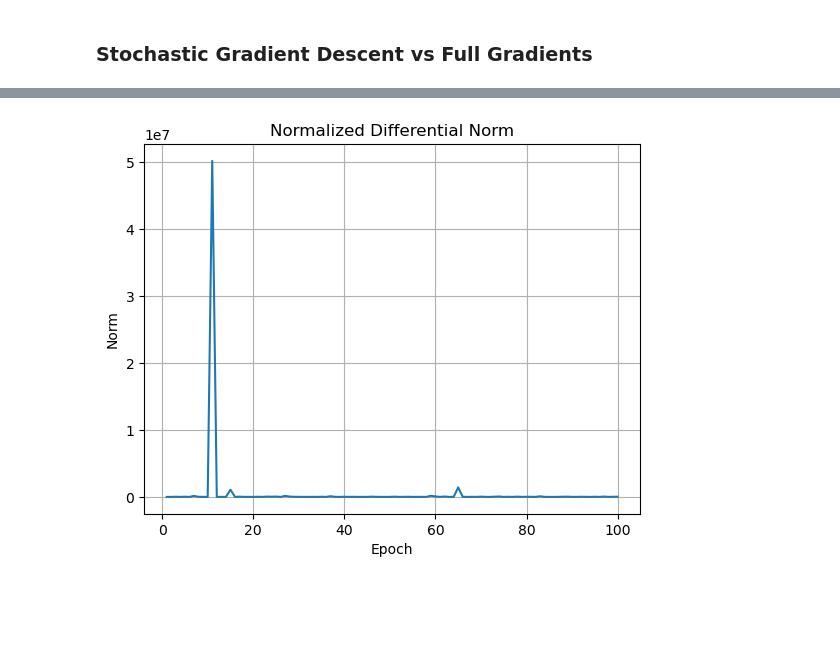
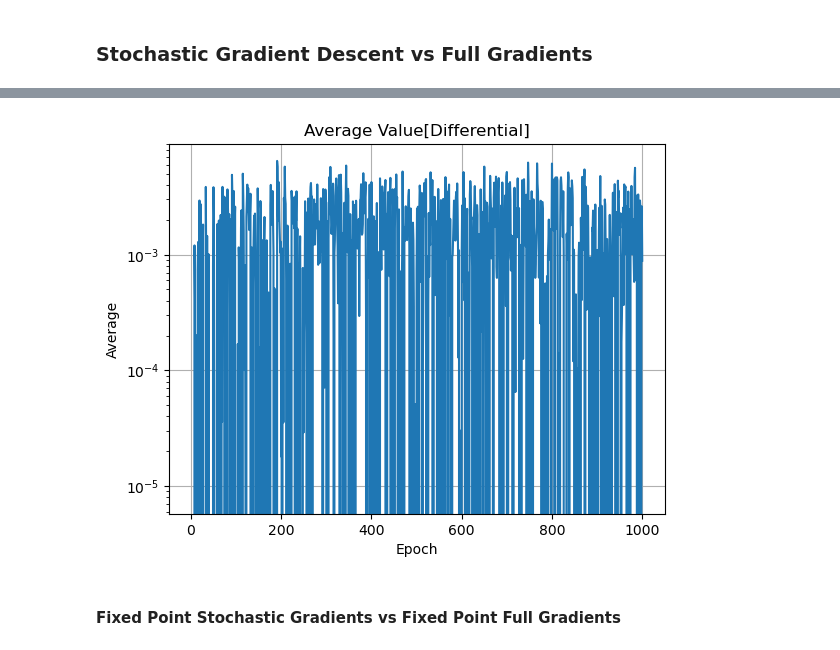
Before and after one commit to LaKrAmA95/LSR-Tensor-Ridge-Regression, a Jupyter notebook: Vector Regression Baseline/Jupyter Notebooks/HCP_Vector_Pipeline.ipynb, the cells around one changed output, grey strips where cells are left out. Drawn from its saved outputs; the diff is of its cells as text; code cells hidden in the pictures; blank space fills up the shorter version.

```diff
--- a/Vector Regression Baseline/Jupyter Notebooks/HCP_Vector_Pipeline.ipynb
+++ b/Vector Regression Baseline/Jupyter Notebooks/HCP_Vector_Pipeline.ipynb
@@ -289,20 +296,22 @@ plt.show()
 ## L2 Loss Term: ||W||_2^2
 ## Gradient of L2 Loss Term: 2w
 
-stochastic_group_size = int(len(stochastic_gradients) / epochs_ran) #number of gradients within a stochastic group
+num_batches = int(len(stochastic_gradients) / epochs_ran) #number of gradients within a stochastic group
 
 #Store Stuff
 A = []
 A_norms = []
 A_avg = []
 
+differences = []
+
 #Iterate through Full Gradients
 for idx in range(len(full_gradients)):
     full_gradient = full_gradients[idx] #Get Full Gradient
 
     #Get Stochastic Gradients
-    start = idx * stochastic_group_size
-    end = (idx + 1) * stochastic_group_size
+    start = idx * num_batches
+    end = (idx + 1) * num_batches
     stochastic_slice = stochastic_gradients[start:end]
 
     #Compute Sum of Stochastic Gradients
@@ -310,8 +319,15 @@ for idx in range(len(full_gradients)):
     for idx2 in range(len(stochastic_slice)):
         stochastic_sum += stochastic_slice[idx2]
 
+    expected_stochastic_gradient = stochastic_sum / num_batches #expected value of stochastic gradient. Ideally, we want this expected value to equal to the full gradient
+
     #Compute Normalized Difference
-    normalized_diff = (stochastic_sum - full_gradient) / full_gradient
+    diff = expected_stochastic_gradient - full_gradient
+    norm_diff = torch.norm(diff).item()
+    differences.append(norm_diff)
+
+
+    normalized_diff = stochastic_sum - full_gradient
     A.append(normalized_diff)
     A_norms.append(torch.norm(normalized_diff).item())
     A_avg.append(torch.mean(normalized_diff))
@@ -318,9 +354,12 @@ for idx in range(len(full_gradients)):
 # %%
-plt.plot(range(1, len(A_norms)+1), A_norms)
-plt.title('Normalized Differential Norm')
+plt.plot(range(1, len(A_avg)+1), A_avg)
+plt.title('Average Value[Differential]')
 plt.xlabel('Epoch')
-plt.ylabel('Norm')
+plt.ylabel('Average')
+plt.yscale('log')
 plt.grid(True)
 plt.show()
 # %% [output]
-[figure, old version]
+[figure, new version]
+# %% [markdown]
+#### Fixed Point Stochastic Gradients vs Fixed Point Full Gradients
```
Also changed, not shown: parts of 22 cells of this notebook.
